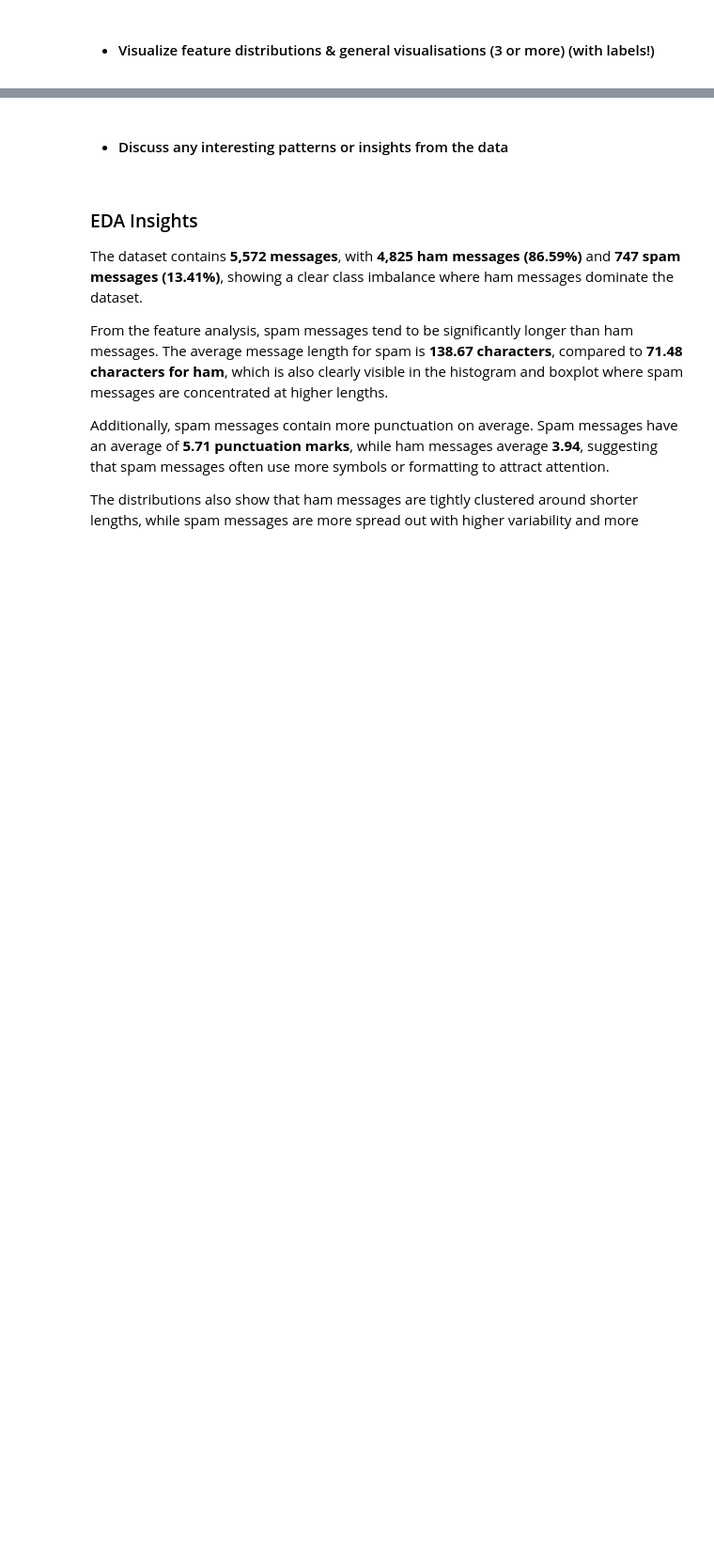
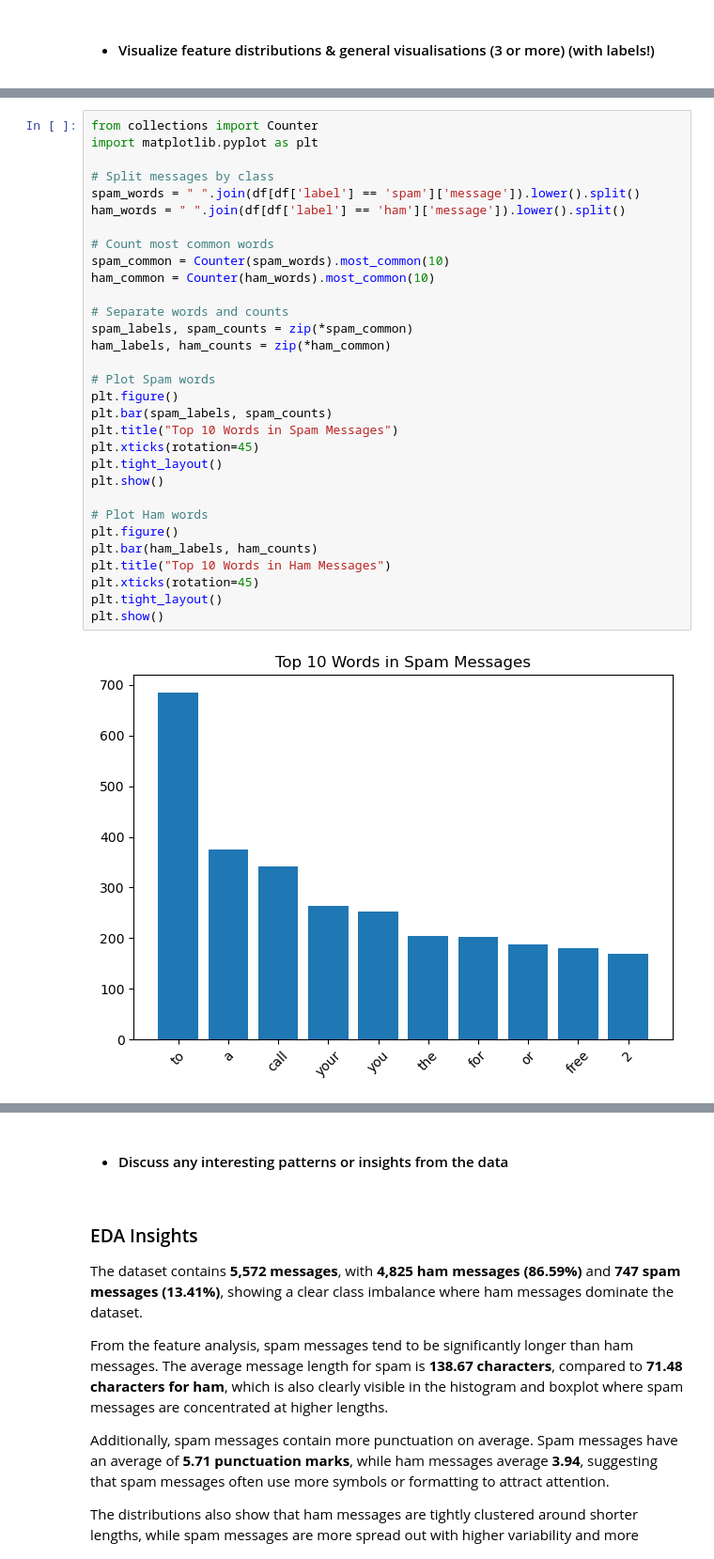
Before and after one commit to clee80/CS372_GroupProject_Group2, a Jupyter notebook: FinalProject_2.ipynb, the cells around one changed output, grey strips where cells are left out. Shown at 94% size. Cells and saved outputs as stored; diff of their text form; blank space fills up the shorter version.

```diff
--- a/FinalProject_2.ipynb
+++ b/FinalProject_2.ipynb
@@ -115,2 +115,35 @@ plt.show()
 [figure]
 [figure]
+# %%
+from collections import Counter
+import matplotlib.pyplot as plt
+
+# Split messages by class
+spam_words = " ".join(df[df['label'] == 'spam']['message']).lower().split()
+ham_words = " ".join(df[df['label'] == 'ham']['message']).lower().split()
+
+# Count most common words
+spam_common = Counter(spam_words).most_common(10)
+ham_common = Counter(ham_words).most_common(10)
+
+# Separate words and counts
+spam_labels, spam_counts = zip(*spam_common)
+ham_labels, ham_counts = zip(*ham_common)
+
+# Plot Spam words
+plt.figure()
+plt.bar(spam_labels, spam_counts)
+plt.title("Top 10 Words in Spam Messages")
+plt.xticks(rotation=45)
+plt.tight_layout()
+plt.show()
+
+# Plot Ham words
+plt.figure()
+plt.bar(ham_labels, ham_counts)
+plt.title("Top 10 Words in Ham Messages")
+plt.xticks(rotation=45)
+plt.tight_layout()
+plt.show()
+# %% [output]
+[figure, added]
```
Also changed, not shown: parts of 7 cells of this notebook.
